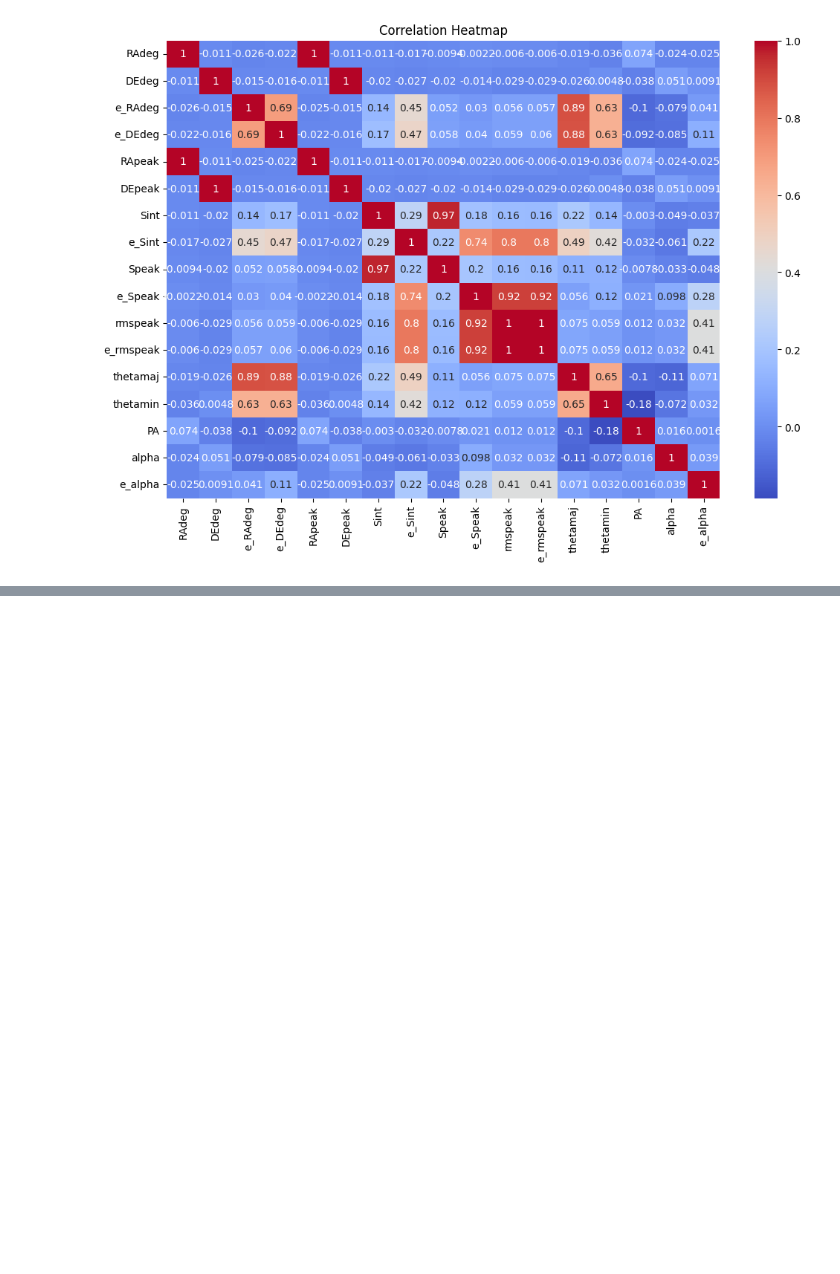
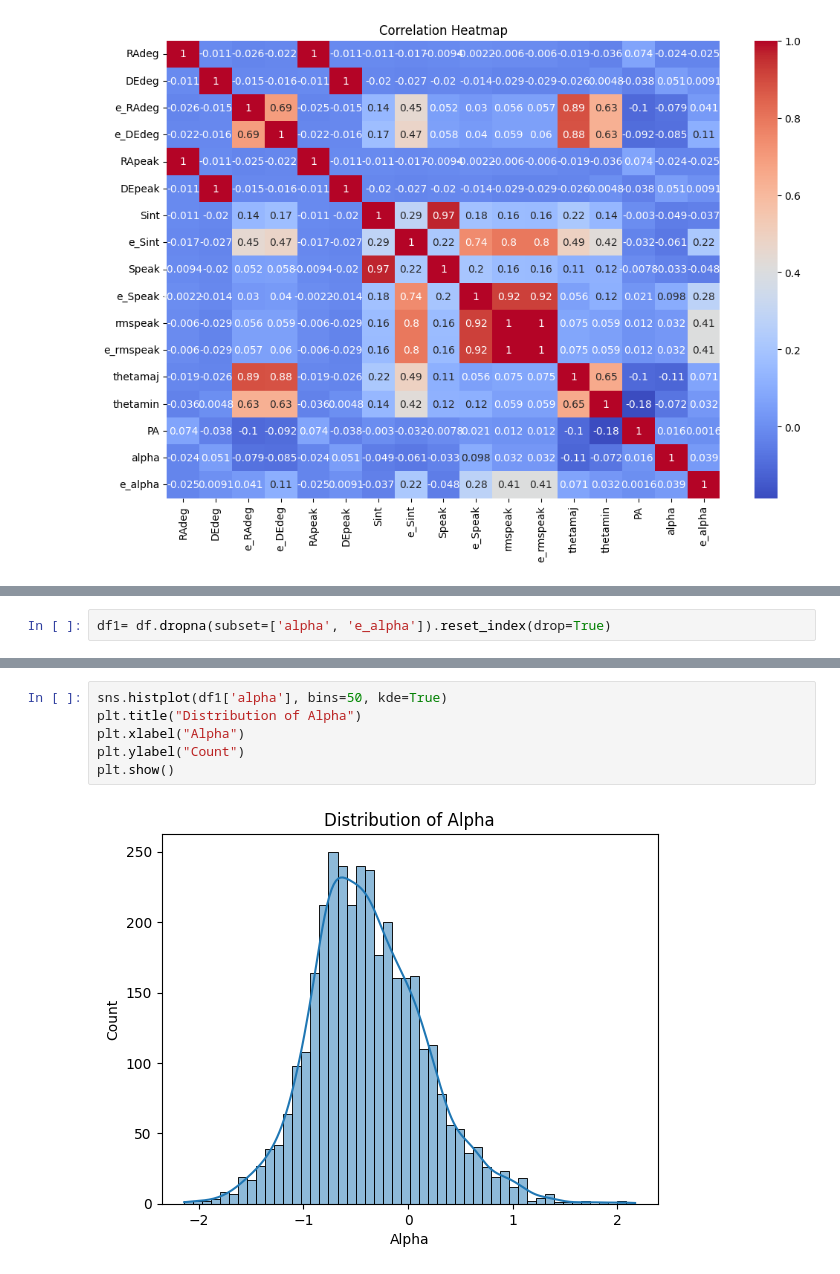
Before and after one commit to sasukeurahara/VLAimaging, a Jupyter notebook: notebooks/datacleaning.ipynb, the cells around one changed output, grey strips where cells are left out. Saved outputs shown, nothing was run; the diff lists cells and outputs as text; blank space fills up the shorter version.

```diff
--- a/notebooks/datacleaning.ipynb
+++ b/notebooks/datacleaning.ipynb
@@ -174,0 +204,2 @@ plt.show()
+# %%
+df1= df.dropna(subset=['alpha', 'e_alpha']).reset_index(drop=True)
@@ -174,0 +226,8 @@ plt.show()
+# %%
+sns.histplot(df1['alpha'], bins=50, kde=True)
+plt.title("Distribution of Alpha")
+plt.xlabel("Alpha")
+plt.ylabel("Count")
+plt.show()
+# %% [output]
+[figure, added]
```
Also changed, not shown: parts of 5 cells of this notebook, 2 other files.
